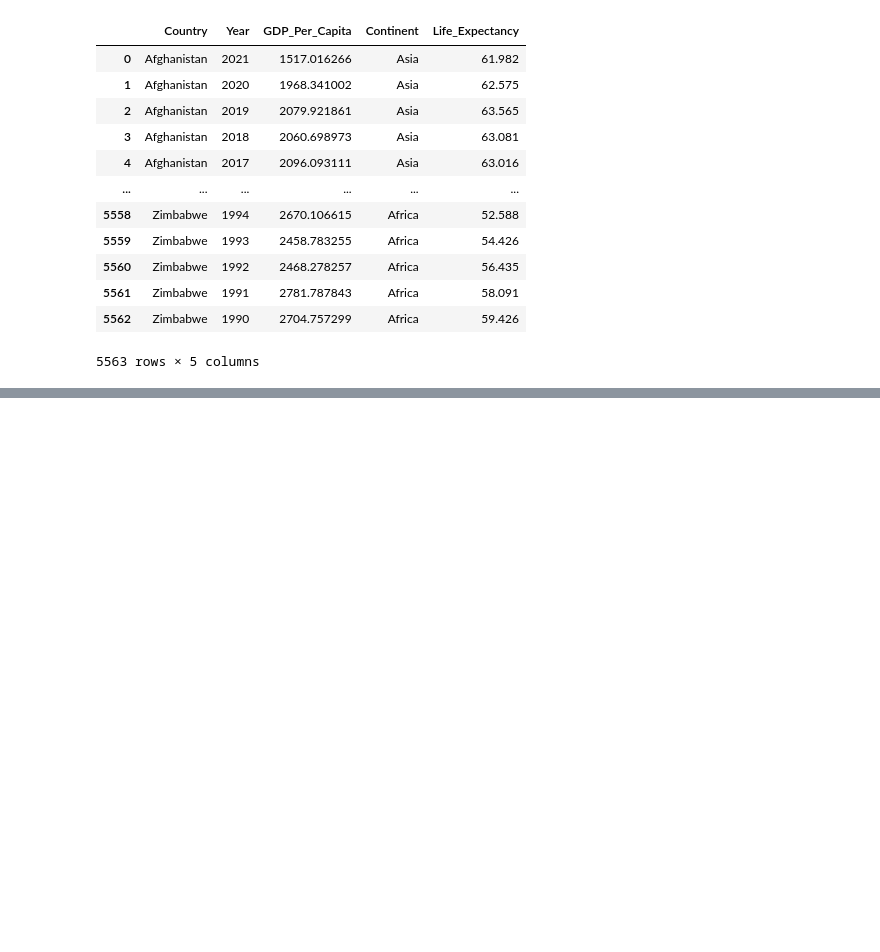
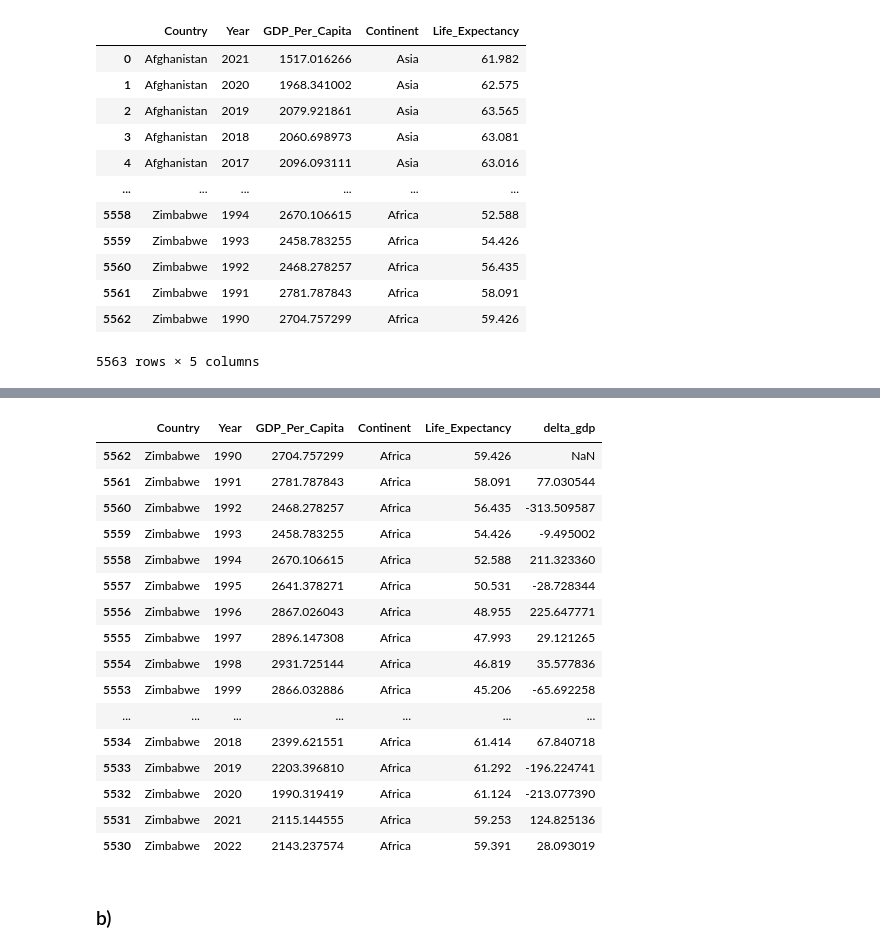
Before and after one commit to nss-data-science-cohort-8/un-exploration-ThomasDavis4757, a Jupyter notebook: Notebooks/UN_Data_Exploration.ipynb, the cells around one changed output, grey strips where cells are left out. Cells and saved outputs as stored; diff of their text form; code cells hidden in the pictures; blank space fills up the shorter version.

```diff
--- a/Notebooks/UN_Data_Exploration.ipynb
+++ b/Notebooks/UN_Data_Exploration.ipynb
@@ -876,0 +980,22 @@ gdp_le_agg.loc[2010]['GDP_Per_Capita']['median']['Asia']
+# %%
+gdp_le[gdp_le["Country"] == "Zimbabwe"]
+# %% [output]
+|  | Country | Year | GDP_Per_Capita | Continent | Life_Expectancy | delta_gdp |
+| 5562 | Zimbabwe | 1990 | 2704.757299 | Africa | 59.426 | NaN |
+| 5561 | Zimbabwe | 1991 | 2781.787843 | Africa | 58.091 | 77.030544 |
+| 5560 | Zimbabwe | 1992 | 2468.278257 | Africa | 56.435 | -313.509587 |
+| 5559 | Zimbabwe | 1993 | 2458.783255 | Africa | 54.426 | -9.495002 |
+| 5558 | Zimbabwe | 1994 | 2670.106615 | Africa | 52.588 | 211.323360 |
+| 5557 | Zimbabwe | 1995 | 2641.378271 | Africa | 50.531 | -28.728344 |
+| 5556 | Zimbabwe | 1996 | 2867.026043 | Africa | 48.955 | 225.647771 |
+| 5555 | Zimbabwe | 1997 | 2896.147308 | Africa | 47.993 | 29.121265 |
+| 5554 | Zimbabwe | 1998 | 2931.725144 | Africa | 46.819 | 35.577836 |
+| 5553 | Zimbabwe | 1999 | 2866.032886 | Africa | 45.206 | -65.692258 |
+| ... | ... | ... | ... | ... | ... | ... |
+| 5534 | Zimbabwe | 2018 | 2399.621551 | Africa | 61.414 | 67.840718 |
+| 5533 | Zimbabwe | 2019 | 2203.396810 | Africa | 61.292 | -196.224741 |
+| 5532 | Zimbabwe | 2020 | 1990.319419 | Africa | 61.124 | -213.077390 |
+| 5531 | Zimbabwe | 2021 | 2115.144555 | Africa | 59.253 | 124.825136 |
+| 5530 | Zimbabwe | 2022 | 2143.237574 | Africa | 59.391 | 28.093019 |
+# %% [markdown]
+### b)
```
Also changed, not shown: parts of 142 cells of this notebook.
